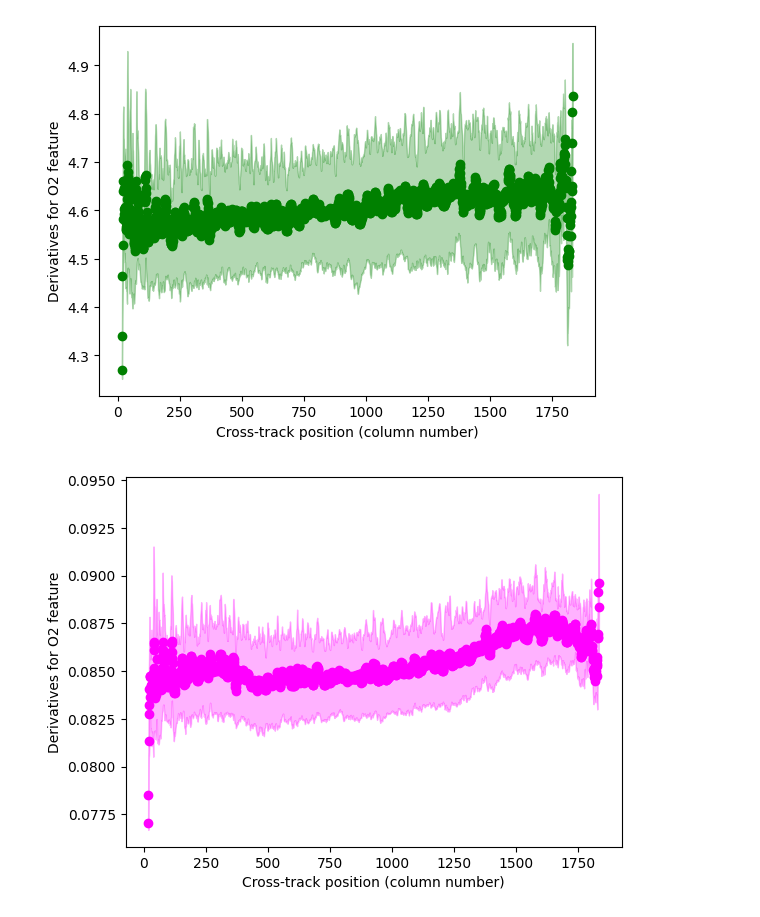
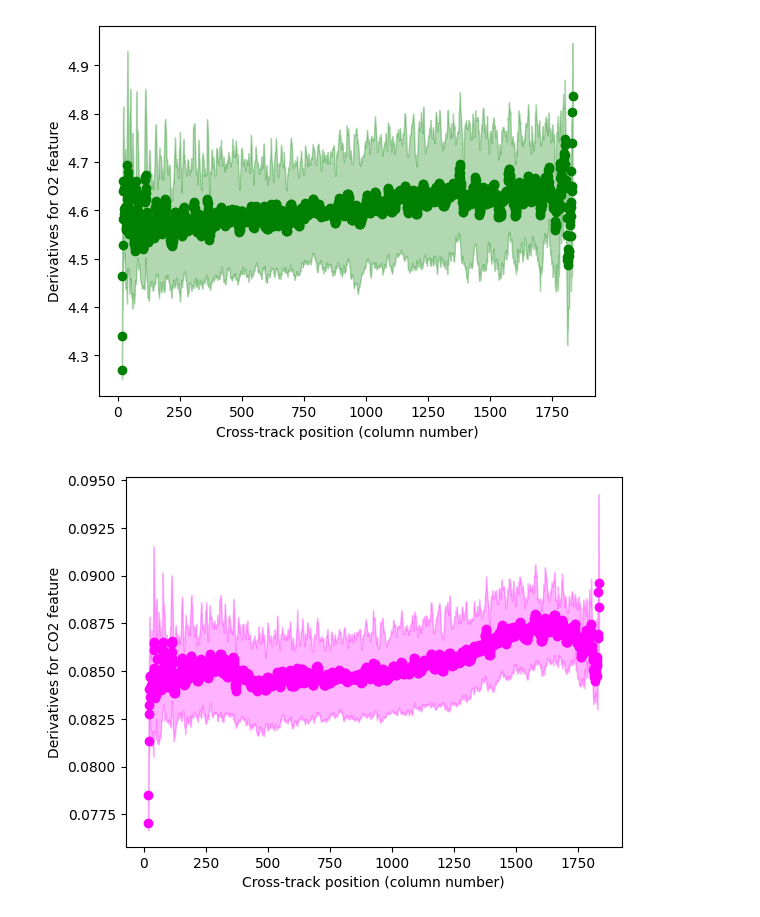
Before and after one commit to brentwilder/HyperQuest, a Jupyter notebook: tutorials/testing_smile_methods.ipynb, the cells around one changed output. Cells and saved outputs as stored; diff of their text form; code cells hidden in the pictures.

```diff
--- a/tutorials/testing_smile_methods.ipynb
+++ b/tutorials/testing_smile_methods.ipynb
@@ -24,9 +24,9 @@ plt.show()
 # %%
 # plotting co2 now
 plt.scatter(column_numbers, co2_mean, color='magenta')
-plt.fill_between(column_numbers, co2_mean - co2_std, co2_mean + co2_std, color='magenta', alpha=0.3, label="O2 ± 1 Std Dev")
-plt.ylabel('Derivatives for O2 feature')
+plt.fill_between(column_numbers, co2_mean - co2_std, co2_mean + co2_std, color='magenta', alpha=0.3)
+plt.ylabel('Derivatives for CO2 feature')
 plt.xlabel('Cross-track position (column number)')
 plt.show()
 # %% [output]
-[figure, old version]
+[figure, new version]
```
Also changed, not shown: parts of 1 cell of this notebook.
